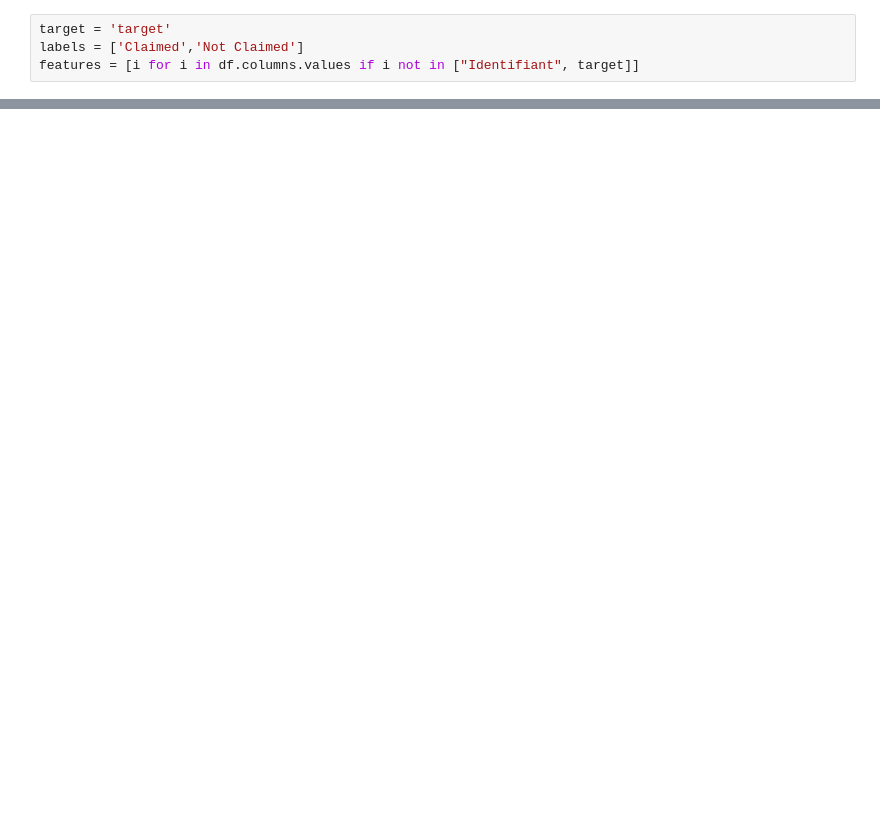
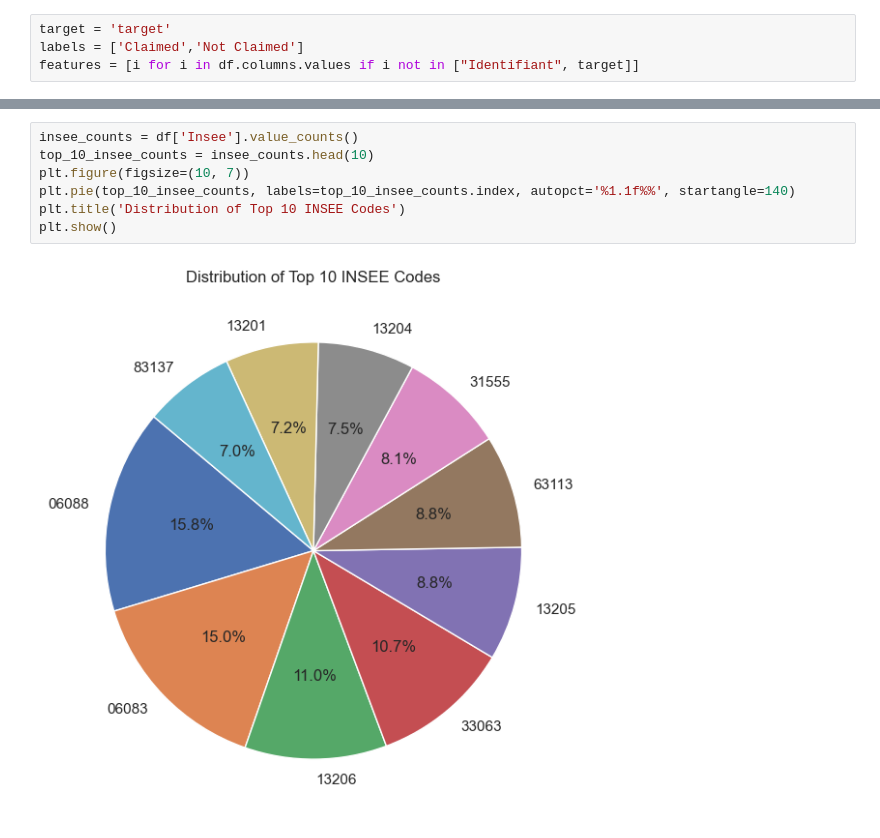
Before and after one commit to MouadBouaicha/Building-Claim-Prediction, a Jupyter notebook: main.ipynb, the cells around one changed output, grey strips where cells are left out. Saved outputs shown, nothing was run; the diff lists cells and outputs as text; blank space fills up the shorter version.

```diff
--- a/main.ipynb
+++ b/main.ipynb
@@ -141,3 +157,12 @@ for col in df.columns:
+# %%
+insee_counts = df['Insee'].value_counts()
+top_10_insee_counts = insee_counts.head(10)
+plt.figure(figsize=(10, 7))
+plt.pie(top_10_insee_counts, labels=top_10_insee_counts.index, autopct='%1.1f%%', startangle=140)
+plt.title('Distribution of Top 10 INSEE Codes')
+plt.show()
+# %% [output]
+[figure, added]
 # %%
 import seaborn as sns
 import matplotlib.pyplot as plt
```
Also changed, not shown: parts of 25 cells of this notebook, 10 other files.
